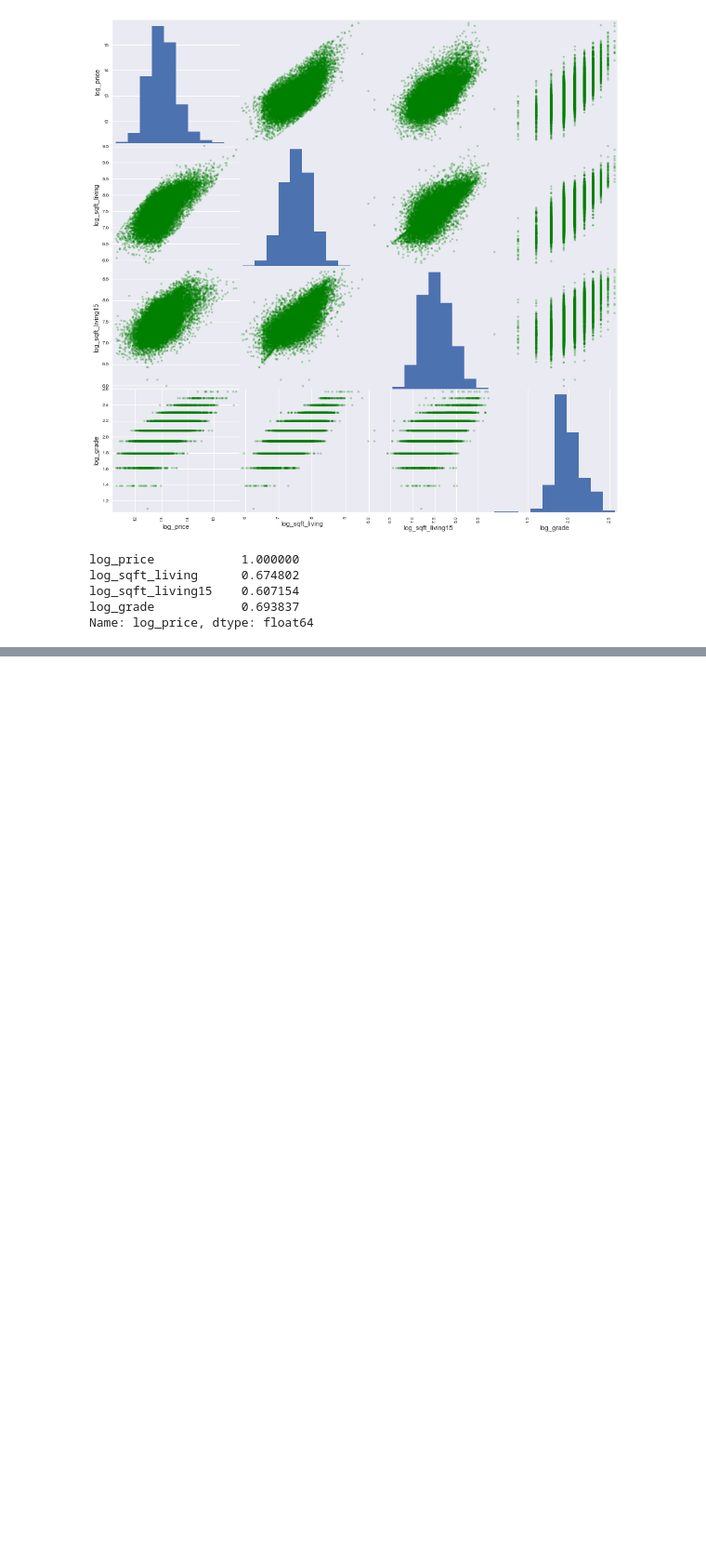
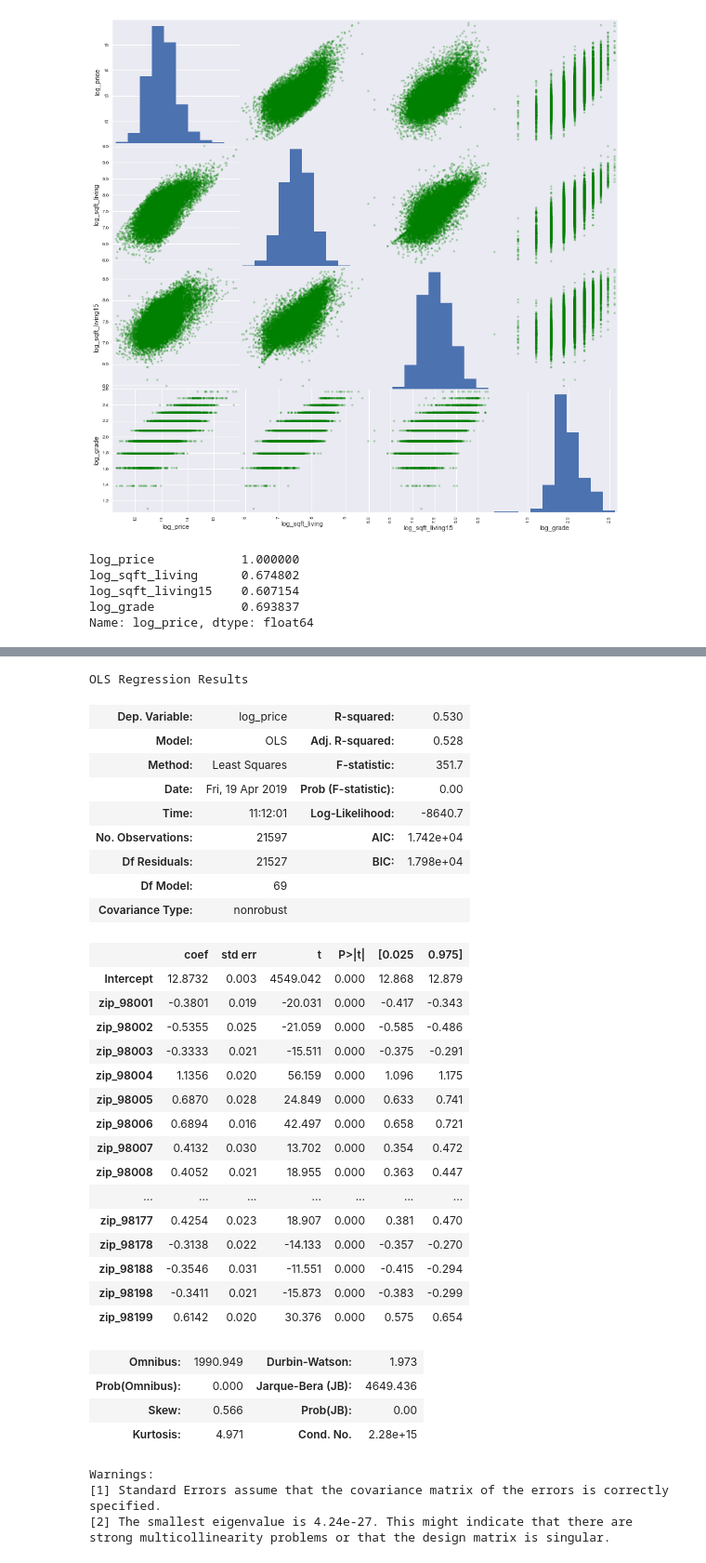
Before and after one commit to flatiron-data-science/dsc-1-final-project, a Jupyter notebook: crisp_dm_data_prep.ipynb, the cells around one changed output, grey strips where cells are left out. Shown at 93% size. Saved outputs shown, nothing was run; the diff lists cells and outputs as text; code cells hidden in the pictures; blank space fills up the shorter version.

```diff
--- a/crisp_dm_data_prep.ipynb
+++ b/crisp_dm_data_prep.ipynb
@@ -145,0 +157,3 @@ zip_dummies = pd.get_dummies((df.zipcode), prefix='zip')
+# %%
+zip_dummies["log_price"] = df["log_price"].values
+zip_dummies.head()
@@ -145,0 +168,45 @@ zip_dummies = pd.get_dummies((df.zipcode), prefix='zip')
+# %%
+"""Eliminate any zip_dummies columns with p >= 0.05"""
+zip_string = zip_dummies.columns[: -1]
+# %%
+zips = "+" .join(zip_string)
+# %%
+f = "log_price~" + zips
+# %%
+model = ols(formula = f, data = zip_dummies).fit()
+model.summary()
+# %% [output]
+OLS Regression Results
+| Dep. Variable: | log_price | R-squared: | 0.530 |
+| Model: | OLS | Adj. R-squared: | 0.528 |
+| Method: | Least Squares | F-statistic: | 351.7 |
+| Date: | Fri, 19 Apr 2019 | Prob (F-statistic): | 0.00 |
+| Time: | 11:12:01 | Log-Likelihood: | -8640.7 |
+| No. Observations: | 21597 | AIC: | 1.742e+04 |
+| Df Residuals: | 21527 | BIC: | 1.798e+04 |
+| Df Model: | 69 |  |  |
+| Covariance Type: | nonrobust |  |  |
+|  | coef | std err | t | P>|t| | [0.025 | 0.975] |
+| Intercept | 12.8732 | 0.003 | 4549.042 | 0.000 | 12.868 | 12.879 |
+| zip_98001 | -0.3801 | 0.019 | -20.031 | 0.000 | -0.417 | -0.343 |
+| zip_98002 | -0.5355 | 0.025 | -21.059 | 0.000 | -0.585 | -0.486 |
+| zip_98003 | -0.3333 | 0.021 | -15.511 | 0.000 | -0.375 | -0.291 |
+| zip_98004 | 1.1356 | 0.020 | 56.159 | 0.000 | 1.096 | 1.175 |
+| zip_98005 | 0.6870 | 0.028 | 24.849 | 0.000 | 0.633 | 0.741 |
+| zip_98006 | 0.6894 | 0.016 | 42.497 | 0.000 | 0.658 | 0.721 |
+| zip_98007 | 0.4132 | 0.030 | 13.702 | 0.000 | 0.354 | 0.472 |
+| zip_98008 | 0.4052 | 0.021 | 18.955 | 0.000 | 0.363 | 0.447 |
+| ... | ... | ... | ... | ... | ... | ... |
+| zip_98177 | 0.4254 | 0.023 | 18.907 | 0.000 | 0.381 | 0.470 |
+| zip_98178 | -0.3138 | 0.022 | -14.133 | 0.000 | -0.357 | -0.270 |
+| zip_98188 | -0.3546 | 0.031 | -11.551 | 0.000 | -0.415 | -0.294 |
+| zip_98198 | -0.3411 | 0.021 | -15.873 | 0.000 | -0.383 | -0.299 |
+| zip_98199 | 0.6142 | 0.020 | 30.376 | 0.000 | 0.575 | 0.654 |
+| Omnibus: | 1990.949 | Durbin-Watson: | 1.973 |
+| Prob(Omnibus): | 0.000 | Jarque-Bera (JB): | 4649.436 |
+| Skew: | 0.566 | Prob(JB): | 0.00 |
+| Kurtosis: | 4.971 | Cond. No. | 2.28e+15 |
+Warnings:
+[1] Standard Errors assume that the covariance matrix of the errors is correctly specified.
+[2] The smallest eigenvalue is 4.24e-27. This might indicate that there are
+strong multicollinearity problems or that the design matrix is singular.
```
Also changed, not shown: parts of 7 cells of this notebook, 3 other files.
